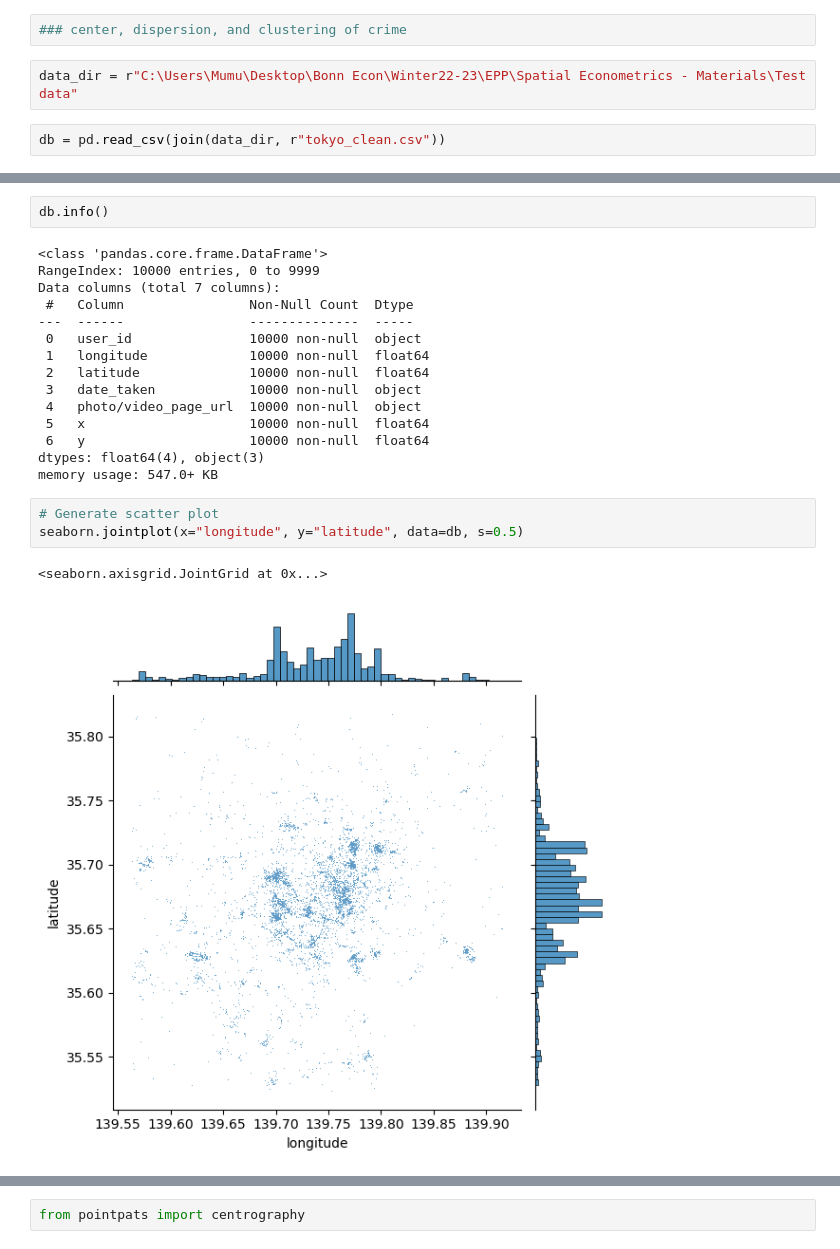
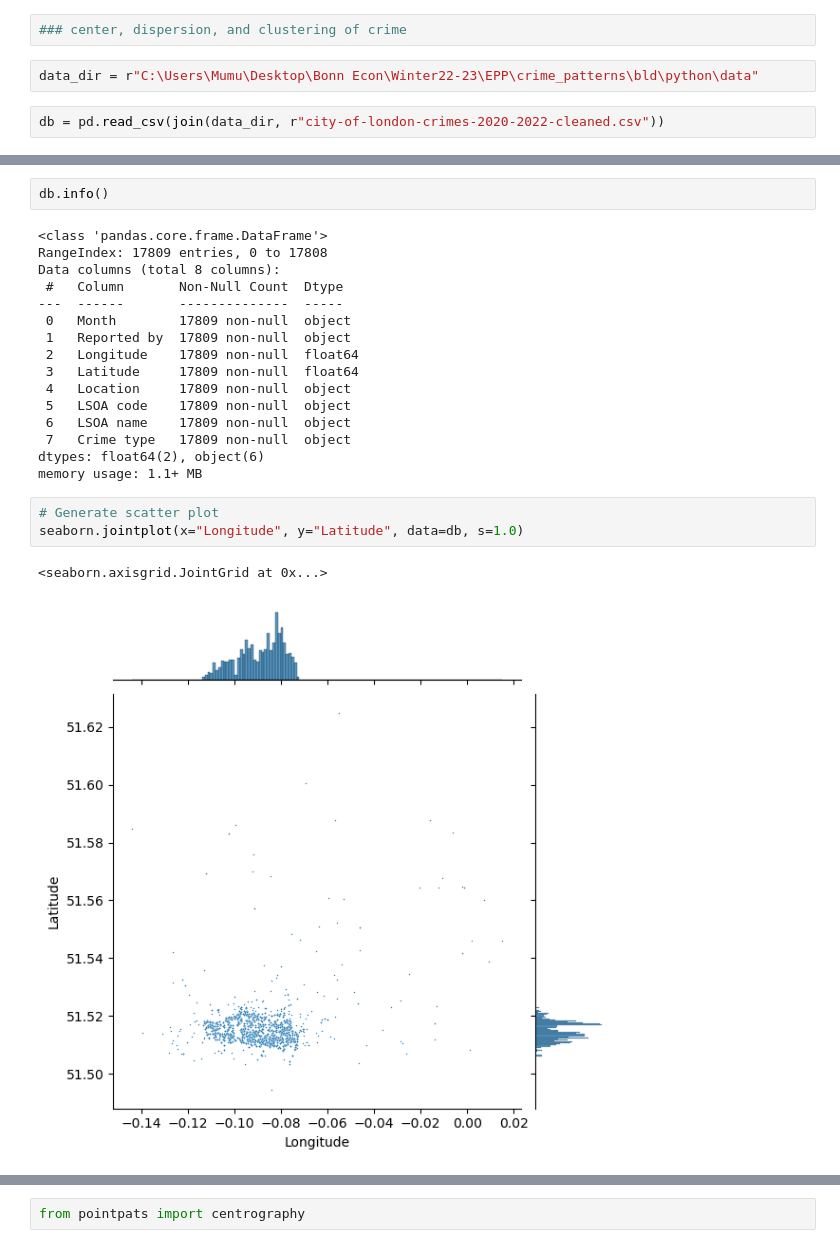
Before and after one commit to mushtary-mumu/crime_patterns, a Jupyter notebook: src/notebooks/point_pattern_analysis.ipynb, the cells around one changed output, grey strips where cells are left out. Saved outputs shown, nothing was run; the diff lists cells and outputs as text.

```diff
--- a/src/notebooks/point_pattern_analysis.ipynb
+++ b/src/notebooks/point_pattern_analysis.ipynb
@@ -11,9 +14,9 @@ from os.path import join
 # %%
 ### center, dispersion, and clustering of crime
 # %%
-data_dir = r"C:\Users\Mumu\Desktop\Bonn Econ\Winter22-23\EPP\Spatial Econometrics - Materials\Test data"
+data_dir = r"C:\Users\Mumu\Desktop\Bonn Econ\Winter22-23\EPP\crime_patterns\bld\python\data"
 # %%
-db = pd.read_csv(join(data_dir, r"tokyo_clean.csv"))
+db = pd.read_csv(join(data_dir, r"city-of-london-crimes-2020-2022-cleaned.csv"))
 # %%
 db.head()
 # %% [output]
@@ -27,25 +30,26 @@ db.head()
 db.info()
 # %% [output]
 <class 'pandas.core.frame.DataFrame'>
-RangeIndex: 10000 entries, 0 to 9999
-Data columns (total 7 columns):
- #   Column                Non-Null Count  Dtype
----  ------                --------------  -----
- 0   user_id               10000 non-null  object
- 1   longitude             10000 non-null  float64
- 2   latitude              10000 non-null  float64
- 3   date_taken            10000 non-null  object
- 4   photo/video_page_url  10000 non-null  object
- 5   x                     10000 non-null  float64
- 6   y                     10000 non-null  float64
-dtypes: float64(4), object(3)
-memory usage: 547.0+ KB
+RangeIndex: 17809 entries, 0 to 17808
+Data columns (total 8 columns):
+ #   Column       Non-Null Count  Dtype
+---  ------       --------------  -----
+ 0   Month        17809 non-null  object
+ 1   Reported by  17809 non-null  object
+ 2   Longitude    17809 non-null  float64
+ 3   Latitude     17809 non-null  float64
+ 4   Location     17809 non-null  object
+ 5   LSOA code    17809 non-null  object
+ 6   LSOA name    17809 non-null  object
+ 7   Crime type   17809 non-null  object
+dtypes: float64(2), object(6)
+memory usage: 1.1+ MB
 # %%
 # Generate scatter plot
-seaborn.jointplot(x="longitude", y="latitude", data=db, s=0.5)
+seaborn.jointplot(x="Longitude", y="Latitude", data=db, s=1.0)
 # %% [output]
 <seaborn.axisgrid.JointGrid at 0x...>
-[figure, old version]
+[figure, new version]
 # %%
 # Generate scatter plot
 joint_axes = seaborn.jointplot(
```
Also changed, not shown: parts of 4 cells of this notebook, 2 other files.
